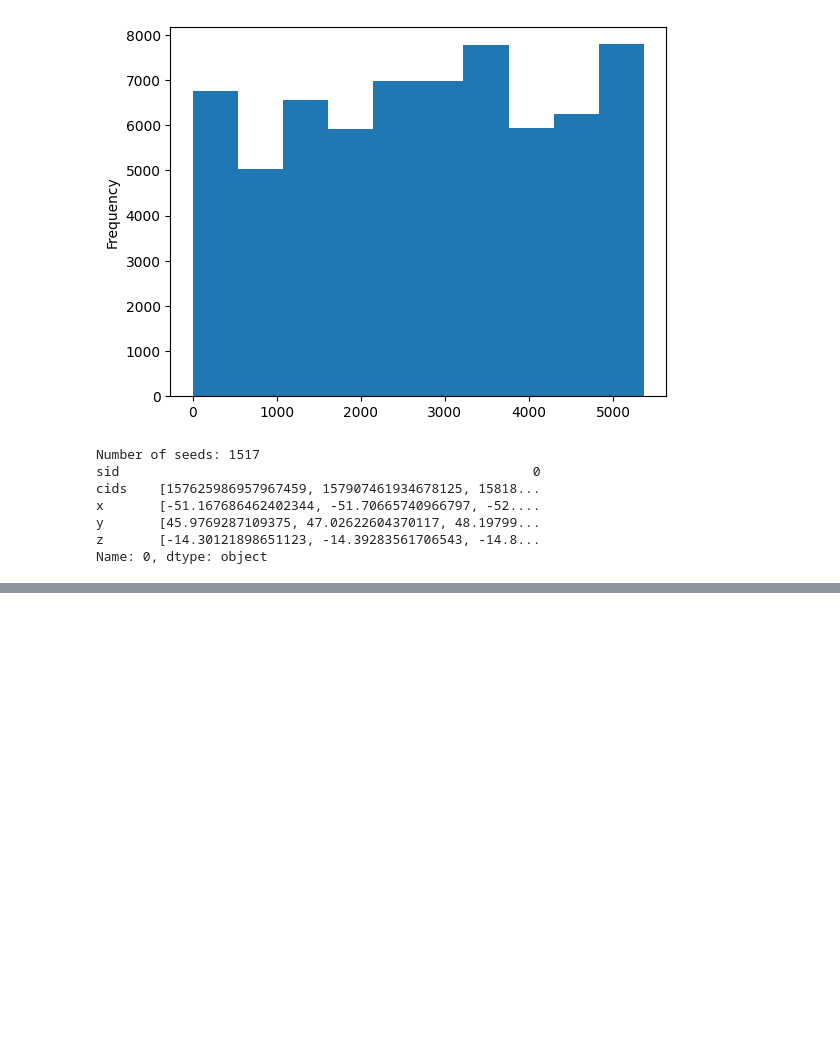
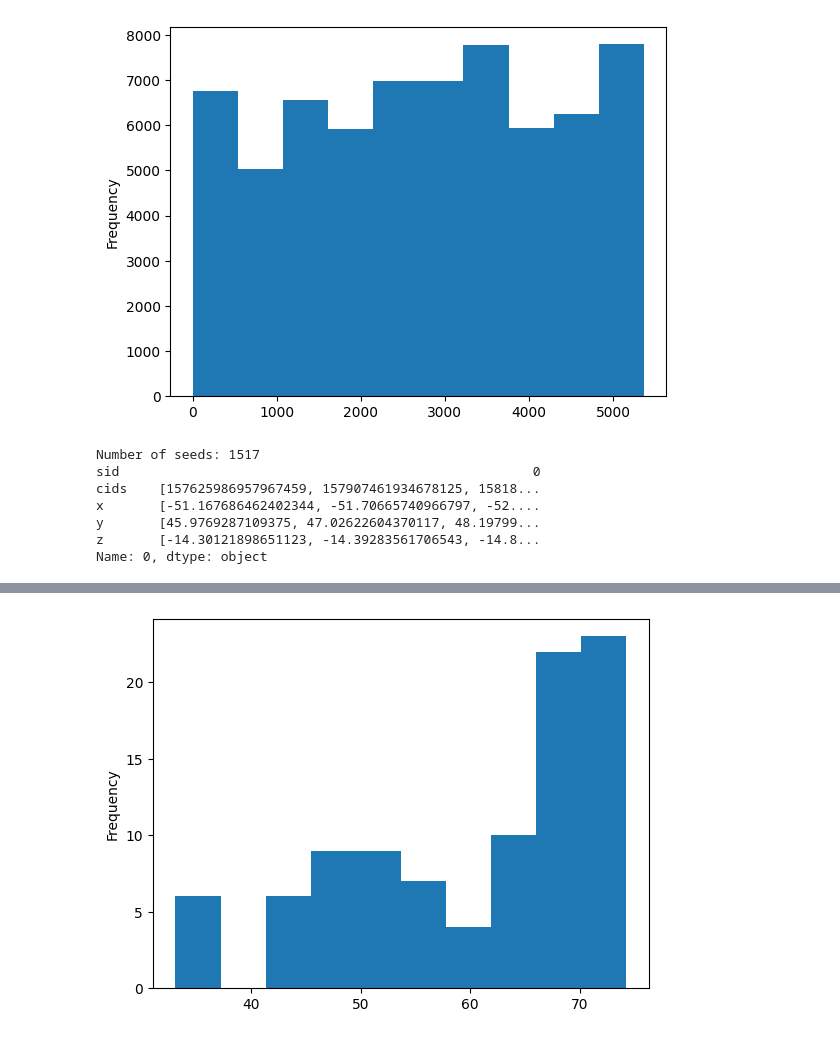
Before and after one commit to BNL-DAQ-LDRD/calotrack_tree, a Jupyter notebook: scripts/explore_data.ipynb, the cells around one changed output, grey strips where cells are left out. Cells and saved outputs as stored; diff of their text form; code cells hidden in the pictures; blank space fills up the shorter version.

```diff
--- a/scripts/explore_data.ipynb
+++ b/scripts/explore_data.ipynb
@@ -136,6 +136,52 @@ def get_seeds(data, event_id):
 seeds = get_seeds(data, 0)
 print(f"Number of seeds: {len(seeds)}")
 print(seeds.iloc[0])
+
+# Flatten the lists in seeds DataFrame so that each row is one cluster point,
+# and include the seed id for grouping.
+flattened_data = {"seed": [], "x": [], "y": [], "z": [], "r": []}
+for irow, row in seeds.iterrows():
+    if irow % 100  != 0:
+        continue
+    for x_val, y_val, z_val in zip(row["x"], row["y"], row["z"]):
+        flattened_data["seed"].append(row["sid"])
+        flattened_data["x"].append(x_val)
+        flattened_data["y"].append(y_val)
+        flattened_data["z"].append(z_val)
+        flattened_data["r"].append(np.sqrt(x_val**2 + y_val**2))
+
+df_flat = pd.DataFrame(flattened_data)
+df_flat["r"].plot(kind="hist")
+
+fig = px.scatter(
+    df_flat,
+    x="x",
+    y="y",
+    color="seed",
+    title="2D Scatter Plot of Seed Clusters"
+)
+fig.update_layout(
+    yaxis=dict(
+        scaleanchor="x",
+        scaleratio=1
+    )
+)
+fig.update_traces(marker_size=3)
+fig.show()
+
+fig = px.scatter_3d(
+    df_flat,
+    x="x",
+    y="y",
+    z="z",
+    color="seed",
+    title="3D Scatter Plot of Seed Clusters"
+)
+fig.update_traces(marker_size=3)
+fig.update_layout(scene_camera=dict(
+    eye=dict(x=0, y=0, z=2)
+))
+fig.show()
 # %% [output]
 Number of seeds: 1517
 sid                                                     0
@@ -147,3 +195,4 @@ Name: 0, dtype: object
+[figure, added]
 # %%
 def get_particles(data, event_id):
     pid = data["particle_track_id"].array(library="np")[event_id]
```
Also changed, not shown: parts of 5 cells of this notebook.
